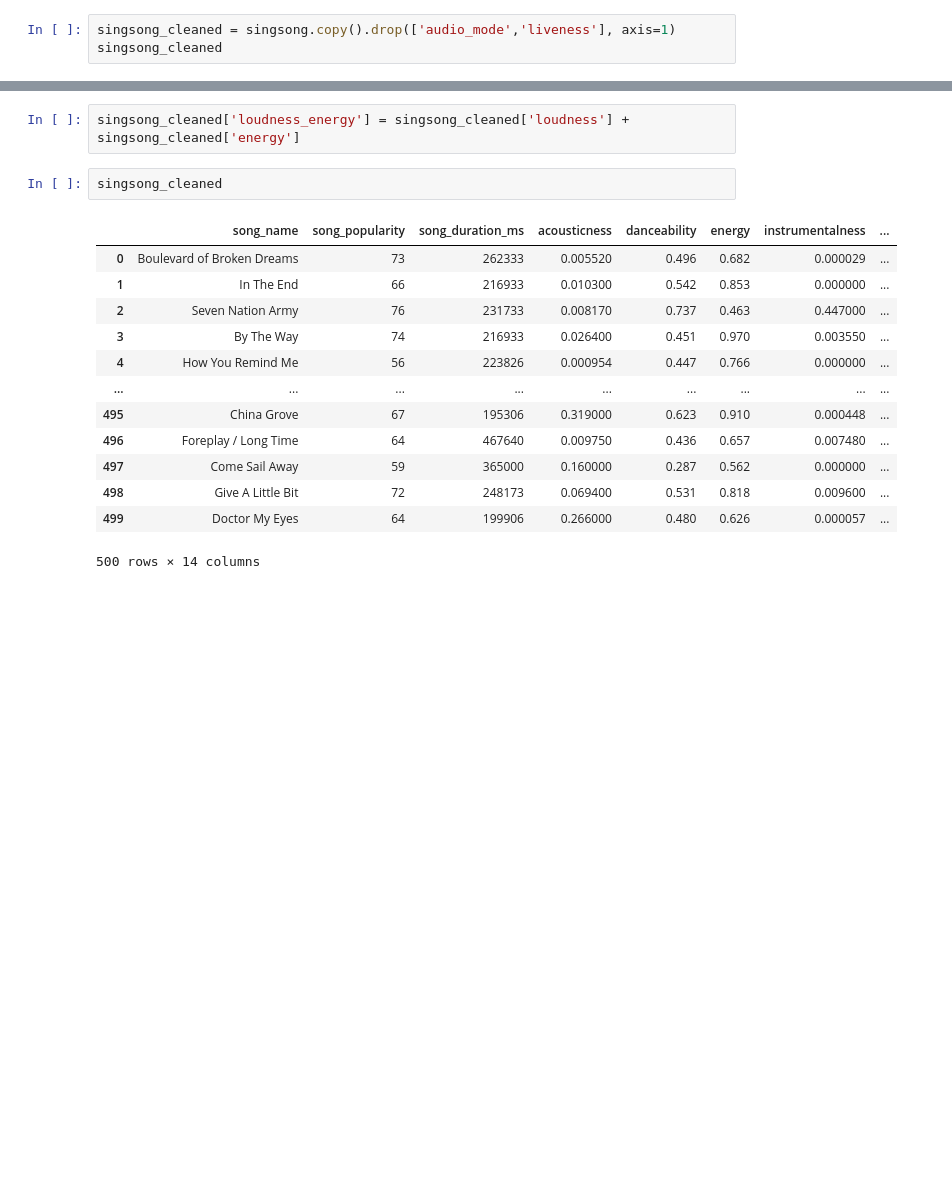
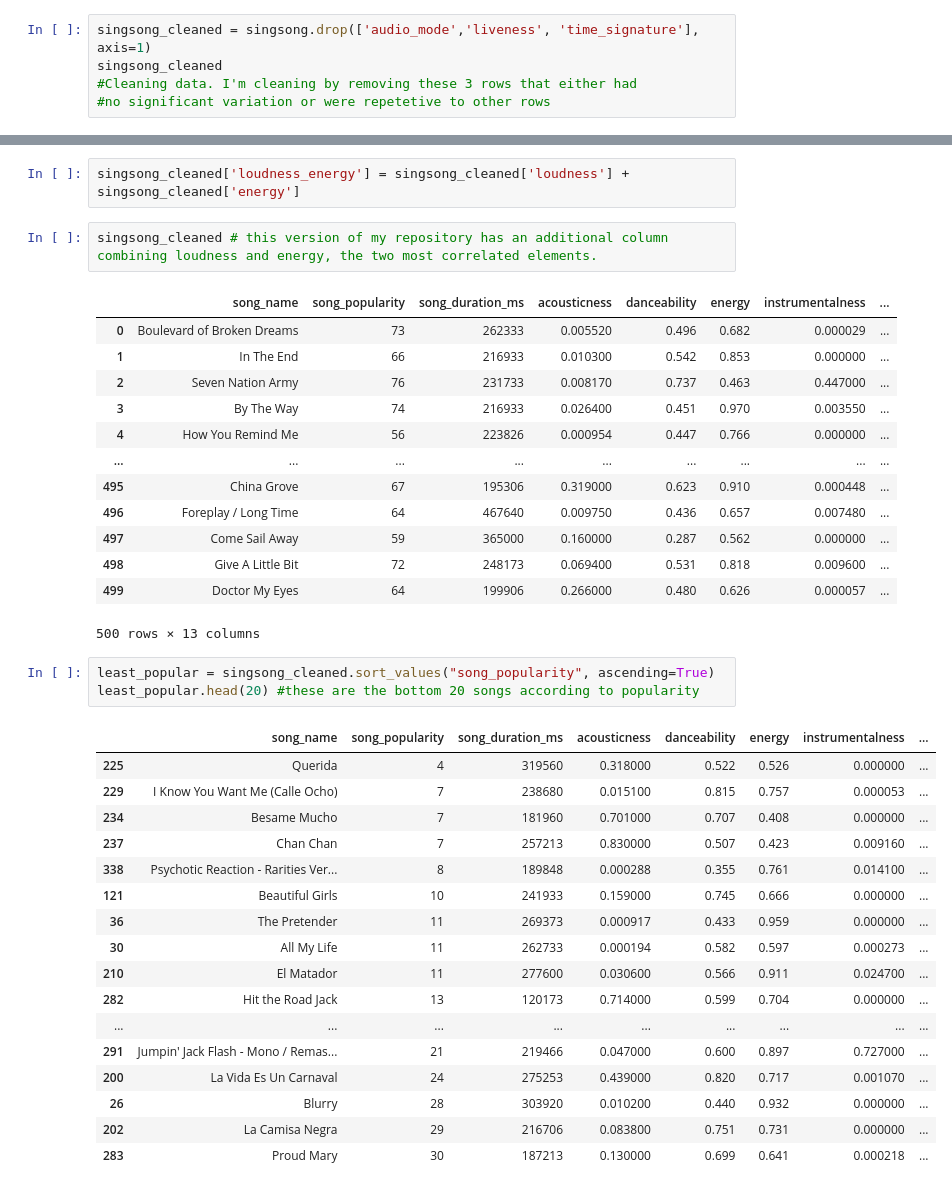
Before and after one commit to ubco-W2022T2-data301/project-group-group48, a Jupyter notebook: analysis pipeline/Person 1.ipynb, the cells around one changed output, grey strips where cells are left out. Cells and saved outputs as stored; diff of their text form; blank space fills up the shorter version.

```diff
--- a/analysis pipeline/Person 1.ipynb
+++ b/analysis pipeline/Person 1.ipynb
@@ -37,8 +40,10 @@ singsong
 | 499 | Doctor My Eyes | 64 | 199906 | 0.266000 | 0.480 | 0.626 | 0.000057 | ... |
 500 rows × 15 columns
 # %%
-singsong_cleaned = singsong.copy().drop(['audio_mode','liveness'], axis=1)
+singsong_cleaned = singsong.drop(['audio_mode','liveness', 'time_signature'], axis=1)
 singsong_cleaned
+#Cleaning data. I'm cleaning by removing these 3 rows that either had
+#no significant variation or were repetetive to other rows
 # %% [output]
 |  | song_name | song_popularity | song_duration_ms | acousticness | danceability | energy | instrumentalness | ... |
 | 0 | Boulevard of Broken Dreams | 73 | 262333 | 0.005520 | 0.496 | 0.682 | 0.000029 | ... |
@@ -61,7 +66,7 @@ singsong_cleaned_1.shape
 # %%
 singsong_cleaned['loudness_energy'] = singsong_cleaned['loudness'] + singsong_cleaned['energy']
 # %%
-singsong_cleaned
+singsong_cleaned # this version of my repository has an additional column combining loudness and energy, the two most correlated elements.
 # %% [output]
 |  | song_name | song_popularity | song_duration_ms | acousticness | danceability | energy | instrumentalness | ... |
 | 0 | Boulevard of Broken Dreams | 73 | 262333 | 0.005520 | 0.496 | 0.682 | 0.000029 | ... |
@@ -75,4 +80,25 @@ singsong_cleaned
 | 497 | Come Sail Away | 59 | 365000 | 0.160000 | 0.287 | 0.562 | 0.000000 | ... |
 | 498 | Give A Little Bit | 72 | 248173 | 0.069400 | 0.531 | 0.818 | 0.009600 | ... |
 | 499 | Doctor My Eyes | 64 | 199906 | 0.266000 | 0.480 | 0.626 | 0.000057 | ... |
-500 rows × 14 columns
+500 rows × 13 columns
+# %%
+least_popular = singsong_cleaned.sort_values("song_popularity", ascending=True)
+least_popular.head(20) #these are the bottom 20 songs according to popularity
+# %% [output]
+|  | song_name | song_popularity | song_duration_ms | acousticness | danceability | energy | instrumentalness | ... |
+| 225 | Querida | 4 | 319560 | 0.318000 | 0.522 | 0.526 | 0.000000 | ... |
+| 229 | I Know You Want Me (Calle Ocho) | 7 | 238680 | 0.015100 | 0.815 | 0.757 | 0.000053 | ... |
+| 234 | Besame Mucho | 7 | 181960 | 0.701000 | 0.707 | 0.408 | 0.000000 | ... |
+| 237 | Chan Chan | 7 | 257213 | 0.830000 | 0.507 | 0.423 | 0.009160 | ... |
+| 338 | Psychotic Reaction - Rarities Ver... | 8 | 189848 | 0.000288 | 0.355 | 0.761 | 0.014100 | ... |
+| 121 | Beautiful Girls | 10 | 241933 | 0.159000 | 0.745 | 0.666 | 0.000000 | ... |
+| 36 | The Pretender | 11 | 269373 | 0.000917 | 0.433 | 0.959 | 0.000000 | ... |
+| 30 | All My Life | 11 | 262733 | 0.000194 | 0.582 | 0.597 | 0.000273 | ... |
+| 210 | El Matador | 11 | 277600 | 0.030600 | 0.566 | 0.911 | 0.024700 | ... |
+| 282 | Hit the Road Jack | 13 | 120173 | 0.714000 | 0.599 | 0.704 | 0.000000 | ... |
+| ... | ... | ... | ... | ... | ... | ... | ... | ... |
+| 291 | Jumpin' Jack Flash - Mono / Remas... | 21 | 219466 | 0.047000 | 0.600 | 0.897 | 0.727000 | ... |
+| 200 | La Vida Es Un Carnaval | 24 | 275253 | 0.439000 | 0.820 | 0.717 | 0.001070 | ... |
+| 26 | Blurry | 28 | 303920 | 0.010200 | 0.440 | 0.932 | 0.000000 | ... |
+| 202 | La Camisa Negra | 29 | 216706 | 0.083800 | 0.751 | 0.731 | 0.000000 | ... |
+| 283 | Proud Mary | 30 | 187213 | 0.130000 | 0.699 | 0.641 | 0.000218 | ... |
```
Also changed, not shown: parts of 5 cells of this notebook.
